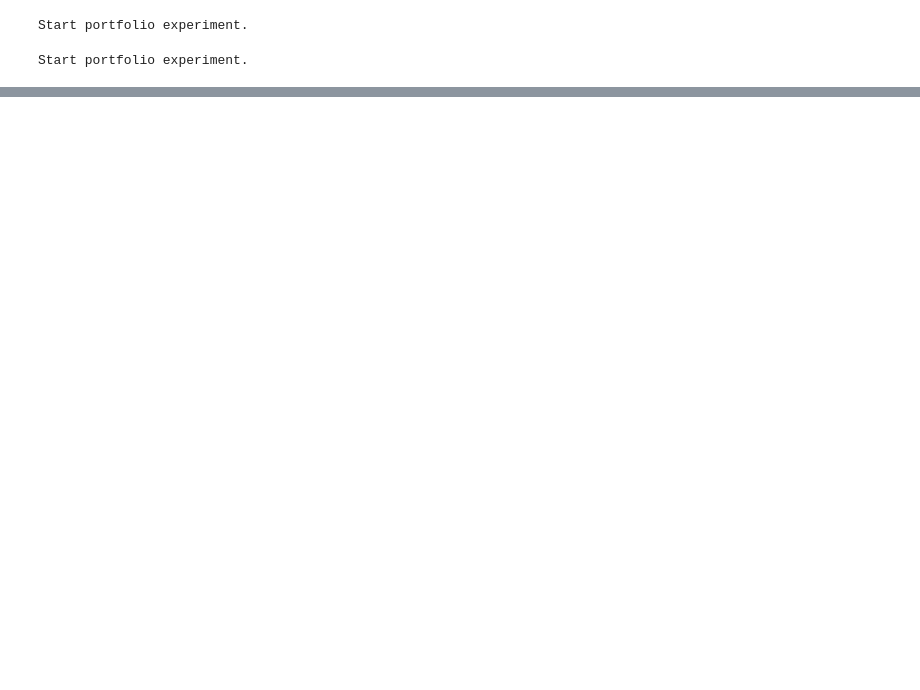
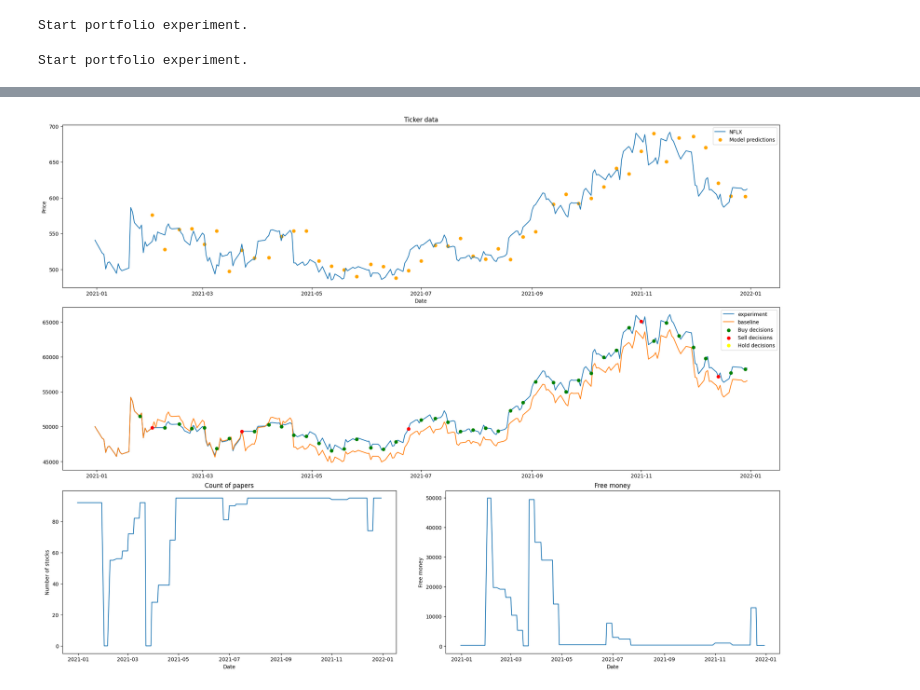
Before and after one commit to HSE-Master-MLHS-stock-price-prediction/Stock_price_prediction, a Jupyter notebook: research/zhekuson/linear_models/linreg/linreg.ipynb, the cells around one changed output, grey strips where cells are left out. Drawn from its saved outputs; the diff is of its cells as text; code cells hidden in the pictures; blank space fills up the shorter version.

Commit message:
added nflx+msft

```diff
--- a/research/zhekuson/linear_models/linreg/linreg.ipynb
+++ b/research/zhekuson/linear_models/linreg/linreg.ipynb
@@ -141,0 +141,3 @@ Pipeline(steps=[('poly_features', PolynomialFeatures(degree=(2, 3))),
+# %%
+INPUT_WINDOW_SIZE=15
+OUTPUT_WINDOW_SIZE=5
@@ -141,0 +162,4 @@ Pipeline(steps=[('poly_features', PolynomialFeatures(degree=(2, 3))),
+# %%
+import pickle
+main_model = pickle.load(open("best_ridge_pipe.pkl", 'rb'))
+main_model
@@ -184,15 +227,15 @@ class BaselineExperiment(SimplePortfolioExperiment):
         self.buy_stocks_per_money(self.free_money, ind)
         self.buy_idxs.append(ind)
 # %%
-START_CAPITAL = 6000
+START_CAPITAL = 50000
 baseline_exp = BaselineExperiment(
-    historical_data=X_trade["MSFT"],
+    historical_data=X_trade["NFLX"],
                       money_to_add=0,
                       start_capital=START_CAPITAL,
                       days_per_action=OUTPUT_WINDOW_SIZE,
                       window_size=INPUT_WINDOW_SIZE
 )
-exp = RidgeExperiment(historical_data=X_trade["MSFT"],
+exp = RidgeExperiment(historical_data=X_trade["NFLX"],
                       money_to_add=0,
                       start_capital=START_CAPITAL,
                       days_per_action=OUTPUT_WINDOW_SIZE,
@@ -279,0 +249,69 @@ Name: Close, Length: 252, dtype: float64
+# %%
+import matplotlib.pyplot as plt
+from matplotlib.gridspec import GridSpec
+import numpy as np
+import matplotlib
+plt.ioff()
+#matplotlib.use('Agg')
+#plt.style.use("seaborn-v0_8-dark")
+def plot_baseline_and_exp(exp, baseline_exp, ticker_data,
+                          ticker_name, filename=None, show=False):
+    fig = plt.figure(constrained_layout=True, figsize=(20,15))
+
+    gs = GridSpec(3, 2, figure=fig)
+    axes = [fig.add_subplot(gs[0, :]),
+            fig.add_subplot(gs[1, :]),
+            fig.add_subplot(gs[2, 0]),
+            fig.add_subplot(gs[2, 1])]
+    axes[0].set_title("Ticker data")
+    axes[0].set_xlabel("Date")
+    axes[0].set_ylabel("Price")
+    common_x = ticker_data.index
+    axes[0].plot(common_x, ticker_data, label=ticker_name)
+
+    pred_idx = np.array(exp.action_idxs) + OUTPUT_WINDOW_SIZE
+    pred_idx = np.extract(pred_idx < len(common_x), pred_idx)
+    predictions = np.stack(exp.predictions).flatten()
+    axes[0].scatter(common_x[pred_idx],
+            predictions[:len(pred_idx)],
+            marker="o", label="Model predictions", color="orange")
+    axes[0].legend()
+    #####
+    axes[1].plot(common_x, exp.history_capital, label="experiment")
+    axes[1].plot(common_x, baseline_exp.history_capital, label="baseline")
+    axes[1].scatter(common_x[exp.buy_idxs],
+                    np.array(exp.history_capital)[exp.buy_idxs],
+                    marker="o", label="Buy decisions",
+                    color="green", zorder=2)
+    axes[1].scatter(common_x[exp.sell_idxs],
+                    np.array(exp.history_capital)[exp.sell_idxs],
+                    marker="o", label="Sell decisions",
+                    color="red", zorder=2)
+    axes[1].scatter(common_x[exp.hold_idxs],
+                    np.array(exp.history_capital)[exp.hold_idxs],
+                    marker="o", label="Hold decisions",
+                    color="yellow", zorder=2)
+    axes[1].legend()
+    #####
+    axes[2].set_title("Count of papers")
+    axes[2].set_xlabel("Date")
+    axes[2].set_ylabel("Number of stocks")
+
+    axes[2].plot(common_x, exp.histiry_stocks)
+    ####
+    axes[3].set_title("Free money")
+    axes[3].set_xlabel("Date")
+    axes[3].set_ylabel("Free money")
+
+    axes[3].plot(common_x, exp.history_free_money)
+    ####
+
+    if filename is not None:
+        plt.savefig(f"images/{filename}.png")
+    if show:
+        plt.show()
+
+plot_baseline_and_exp(exp, baseline_exp, X_trade["NFLX"],
+                      ticker_name="NFLX", filename="nflx_50000", show=True)
+# %% [output]
+[figure, added]
```
Also changed, not shown: parts of 15 cells of this notebook, 7 other files.
